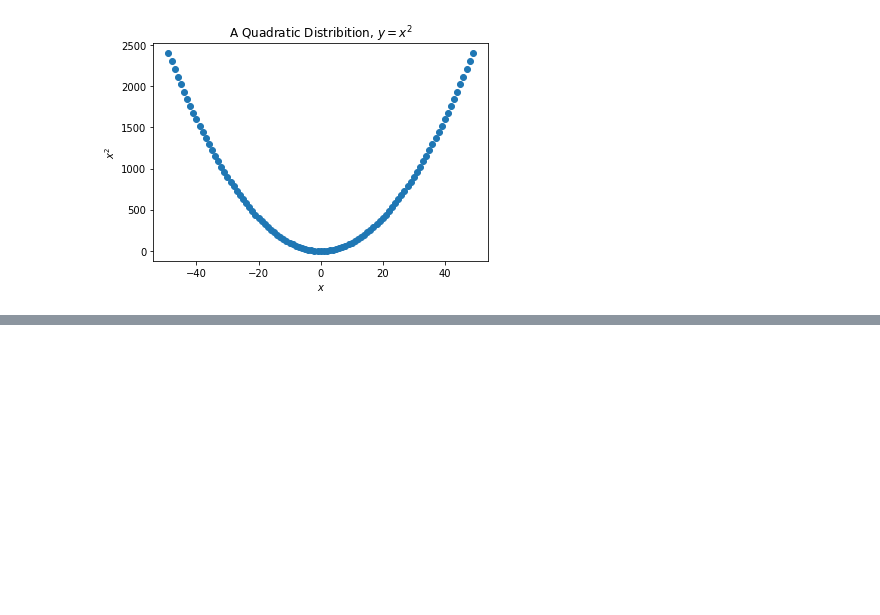
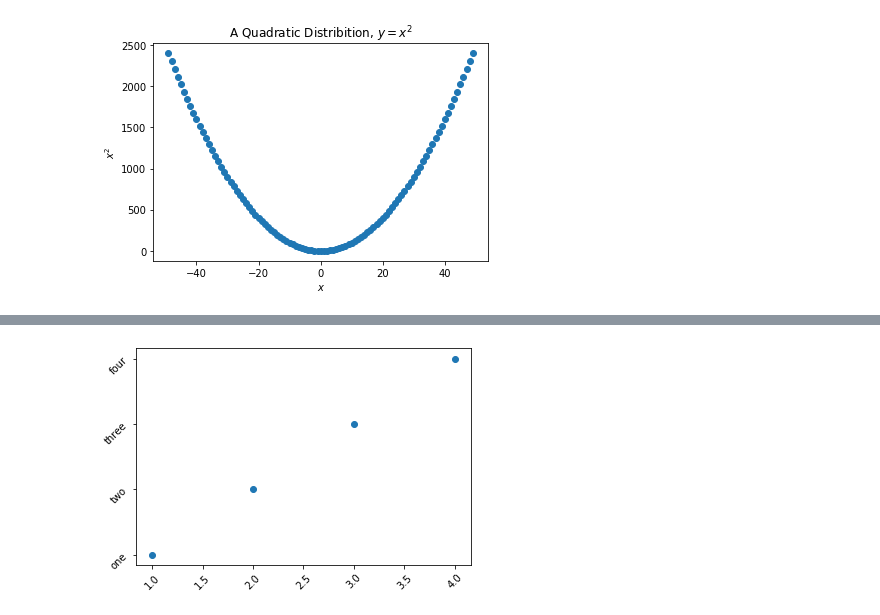
Before and after one commit to SaraPena/resources, a Jupyter notebook: matplotlib_intro_lesson.ipynb, the cells around one changed output, grey strips where cells are left out. Saved outputs shown, nothing was run; the diff lists cells and outputs as text; code cells hidden in the pictures; blank space fills up the shorter version.

```diff
--- a/matplotlib_intro_lesson.ipynb
+++ b/matplotlib_intro_lesson.ipynb
@@ -81,0 +99,10 @@ plt.show()
+# %%
+#Axis ticks can be rotated with the rotation argument.
+x = range(1,5)
+y = x
+plt.scatter(x,y)
+plt.yticks([1, 2, 3, 4],['one', 'two', 'three', 'four'], rotation = 45)
+plt.xticks(rotation = 45)
+plt.show()
+# %% [output]
+[figure, added]
```
Also changed, not shown: parts of 15 cells of this notebook, 1 other file.
